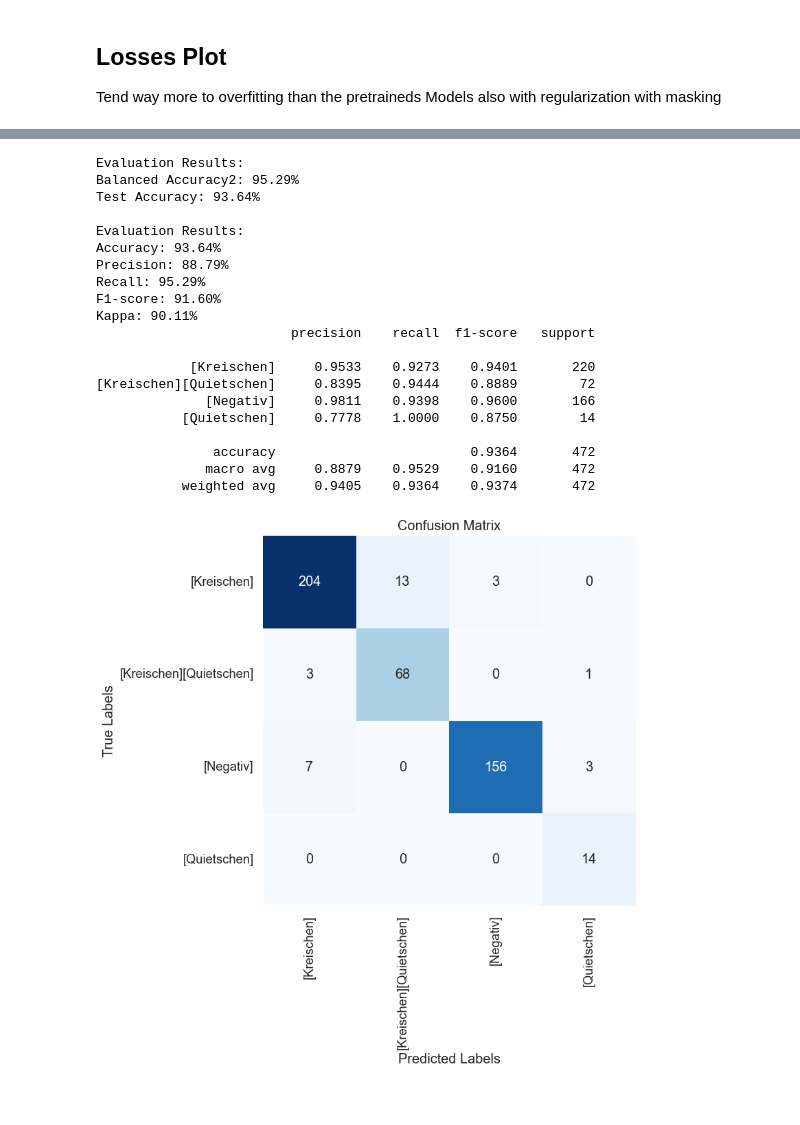
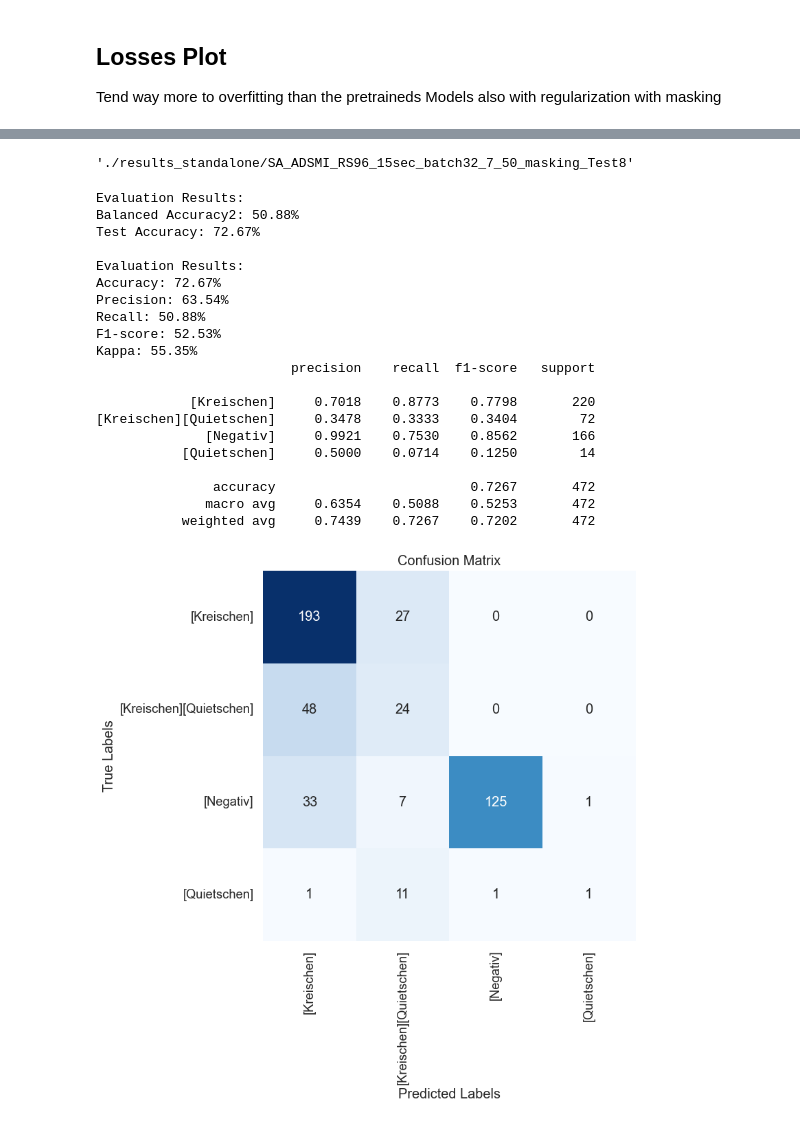
Before and after one commit to GaborinoS/MA-pre-work, a Jupyter notebook: Test_from_scratch/SA_Notebook_Train_Test_Val.ipynb, the cells around one changed output, grey strips where cells are left out. Cells and saved outputs as stored; diff of their text form; code cells hidden in the pictures.

```diff
--- a/Test_from_scratch/SA_Notebook_Train_Test_Val.ipynb
+++ b/Test_from_scratch/SA_Notebook_Train_Test_Val.ipynb
@@ -486,25 +352,29 @@ Kappa: 86.83%
+# %%
+standalone_results_path
+# %% [output]
+'./results_standalone/SA_ADSMI_RS96_15sec_batch32_7_50_masking_Test8'
 # %%
-validation_fun('/checkpoint_best_f1.pth',"f1_model")
+validation_fun(standalone_results_path,'/checkpoint_best_f1.pth',"f1_model",val_df,config.finetune_epochs,config.batch_size,learning_rate,weight_decay)
 # %% [output]
 Evaluation Results:
-Balanced Accuracy2: 95.29%
-Test Accuracy: 93.64%
+Balanced Accuracy2: 50.88%
+Test Accuracy: 72.67%
 
 Evaluation Results:
-Accuracy: 93.64%
-Precision: 88.79%
-Recall: 95.29%
-F1-score: 91.60%
-Kappa: 90.11%
+Accuracy: 72.67%
+Precision: 63.54%
+Recall: 50.88%
+F1-score: 52.53%
+Kappa: 55.35%
                          precision    recall  f1-score   support
 
-            [Kreischen]     0.9533    0.9273    0.9401       220
-[Kreischen][Quietschen]     0.8395    0.9444    0.8889        72
-              [Negativ]     0.9811    0.9398    0.9600       166
-           [Quietschen]     0.7778    1.0000    0.8750        14
+            [Kreischen]     0.7018    0.8773    0.7798       220
+[Kreischen][Quietschen]     0.3478    0.3333    0.3404        72
+              [Negativ]     0.9921    0.7530    0.8562       166
+           [Quietschen]     0.5000    0.0714    0.1250        14
 
-               accuracy                         0.9364       472
-              macro avg     0.8879    0.9529    0.9160       472
-           weighted avg     0.9405    0.9364    0.9374       472
+               accuracy                         0.7267       472
+              macro avg     0.6354    0.5088    0.5253       472
+           weighted avg     0.7439    0.7267    0.7202       472
-[figure, old version]
+[figure, new version]
 # %%
```
Also changed, not shown: parts of 7 cells of this notebook, 7 other files.
